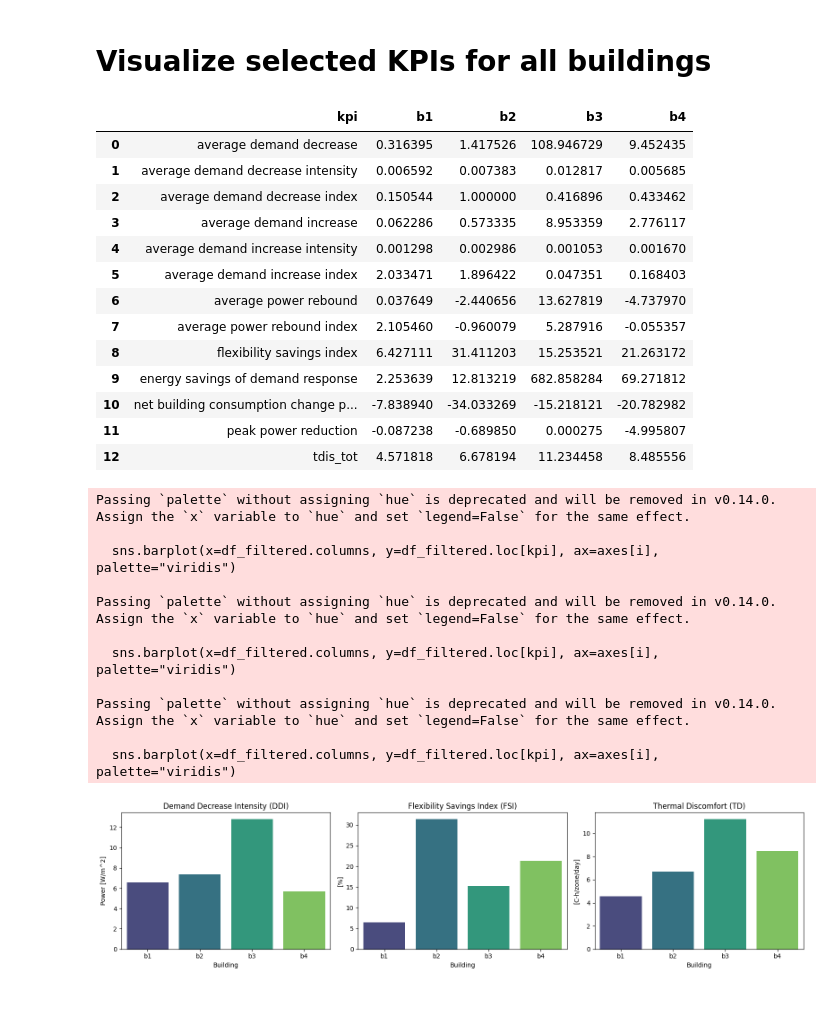
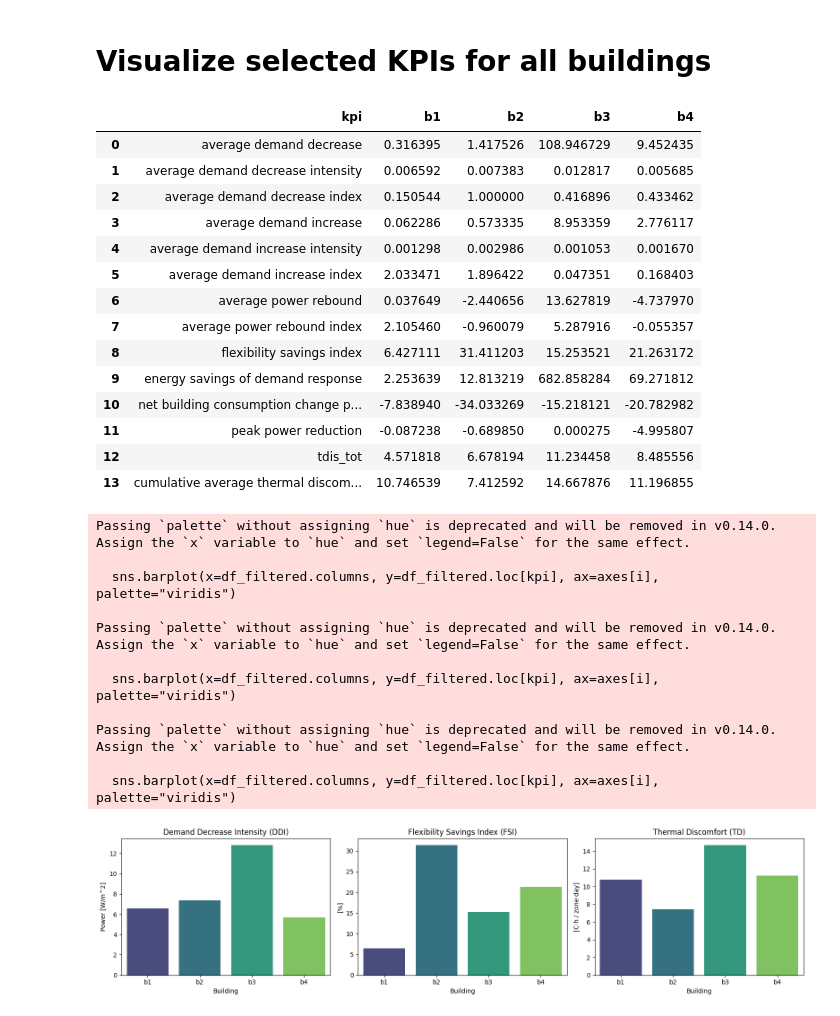
Before and after one commit to LBNL-ETA/DFLEXLIBS, a Jupyter notebook: examples/boptest/analytics/kpis_calculation.ipynb, the cells around one changed output. Drawn from its saved outputs; the diff is of its cells as text; code cells hidden in the pictures.

```diff
--- a/examples/boptest/analytics/kpis_calculation.ipynb
+++ b/examples/boptest/analytics/kpis_calculation.ipynb
@@ -148,6 +148,9 @@ if config_file_validation:
     updated_brick_model_file_name = config_file_data['updated_brick_model_file_name']
     baseline_scenario = config_file_data.get('baseline_scenario', None)
     flexible_scenario = config_file_data.get('flexible_scenario', None)
+    baseline_temp_scenario = config_file_data.get('baseline_temp_scenario', None)
+    flexible_temp_scenario = config_file_data.get('flexible_temp_scenario', None)
+    schedule_scenario = config_file_data.get('schedule_scenario', None)
     evaluation_timestamps = [(
         pd.Timestamp(config_file_data['evaluation_timestamps']['start']),
         pd.Timestamp(config_file_data['evaluation_timestamps']['end'])
@@ -176,7 +179,8 @@ manifest_paths = {'average demand decrease index':'validation_buildingMOTIF/mani
                   'energy savings of demand response':'validation_buildingMOTIF/manifests_kpis/manifest_energy_savings_of_demand_response.ttl',
                   'flexibility savings index':'validation_buildingMOTIF/manifests_kpis/manifest_flexibility_savings_index.ttl',
                   'net building consumption change percentage':'validation_buildingMOTIF/manifests_kpis/manifest_net_building_consumption_change_percentage.ttl',
-                  'peak power reduction':'validation_buildingMOTIF/manifests_kpis/manifest_peak_power_reduction.ttl'
+                  'peak power reduction':'validation_buildingMOTIF/manifests_kpis/manifest_peak_power_reduction.ttl',
+                  'cumulative average thermal discomfort':'validation_buildingMOTIF/manifests_kpis/manifest_cumulative_average_thermal_discomfort.ttl'
                   }
 # %%
 from validation_buildingMOTIF.kpis_validation import ValidationInterface
@@ -1144,7 +1115,7 @@ if all(var is not None for var in [rebound_window]):
 # %% [markdown]
 ### Utility function: cost profile
 # %%
-if all(var is not None for var in [price_signal_file_name, timestamp_identifier, rebound_window]):
+if all(var is not None for var in [price_signal_file_name, timestamp_identifier]):
 
     # Reset the index to convert the timestamp index to a column
     filtered_price_forCost_df = filtered_price_df.rename(columns={timestamp_identifier: 'timestamp'})
@@ -1244,8 +1330,8 @@ for s, e in shed_signal_timestamps:
                 generic_signal_start_timestamp=s,
                 generic_signal_end_timestamp=e,
                 timestamps=data.timestamp.tolist(),
-                #floor_area=floor_area,
-        ))/floor_area))
+                floor_area=floor_area,
+        )))) #/floor_area
 
     if energy_or_average_power_load_shedding.AverageDemandDecreaseIndex.NAME in suitable_kpis:
         # energy_or_average_power_load_shedding
@@ -1899,7 +2128,7 @@ import numpy as np
 df_boptest_kpis = pd.read_csv(os.path.join(path_to_dataset, 'kpis_con.csv'))
 
 kpi_name = 'tdis_tot'
-tdis_tot_value = df_boptest_kpis['tdis_tot'].iloc[0]/14 # for 2-week simulation boptest scenarios
+tdis_tot_value = df_boptest_kpis['tdis_tot'].iloc[0]/14 # average from 2-week simulation boptest scenarios
 
 if kpi_name in df_kpi['kpi'].values:
     # Update the existing KPI row
@@ -1922,12 +2151,12 @@ display(df_kpi)
 kpis_of_interest = [
     'average demand decrease intensity',
     'flexibility savings index',
-    'tdis_tot'
+    'cumulative average thermal discomfort'
 ]
 
 df_filtered = df_kpi[df_kpi['kpi'].isin(kpis_of_interest)].set_index('kpi')
 
-df_filtered.loc['average demand decrease intensity'] *= 1000
+df_filtered.loc['average demand decrease intensity'] *= 1000 #convert to watts
 
 # Display the filtered dataframe
 #display(df_filtered)
@@ -1936,13 +2165,13 @@ df_filtered.loc['average demand decrease intensity'] *= 1000
 titles_mapping = {
     'average demand decrease intensity': 'Demand Decrease Intensity (DDI)',
     'flexibility savings index': 'Flexibility Savings Index (FSI)',
-    'tdis_tot': 'Thermal Discomfort (TD)'
+    'cumulative average thermal discomfort': 'Thermal Discomfort (TD)'
 }
 
 yaxis_labels_mapping = {
     'average demand decrease intensity': 'Power [W/m^2]',
     'flexibility savings index': '[%]',
-    'tdis_tot': '[C-h/zone/day]'
+    'cumulative average thermal discomfort': '[C·h / zone·day]'
 }
 
 # Create a figure with three bar plots in a row without bar values
@@ -1958,31 +2187,32 @@ for i, kpi in enumerate(kpis_of_interest):
 plt.tight_layout()
 plt.savefig(f'results/kpis_{control}{control_configuration_scenario}.png')
 
 plt.show()
 # %% [output]
 |  | kpi | b1 | b2 | b3 | b4 |
 | 0 | average demand decrease | 0.316395 | 1.417526 | 108.946729 | 9.452435 |
 | 1 | average demand decrease intensity | 0.006592 | 0.007383 | 0.012817 | 0.005685 |
 | 2 | average demand decrease index | 0.150544 | 1.000000 | 0.416896 | 0.433462 |
 | 3 | average demand increase | 0.062286 | 0.573335 | 8.953359 | 2.776117 |
 | 4 | average demand increase intensity | 0.001298 | 0.002986 | 0.001053 | 0.001670 |
 | 5 | average demand increase index | 2.033471 | 1.896422 | 0.047351 | 0.168403 |
 | 6 | average power rebound | 0.037649 | -2.440656 | 13.627819 | -4.737970 |
 | 7 | average power rebound index | 2.105460 | -0.960079 | 5.287916 | -0.055357 |
 | 8 | flexibility savings index | 6.427111 | 31.411203 | 15.253521 | 21.263172 |
 | 9 | energy savings of demand response | 2.253639 | 12.813219 | 682.858284 | 69.271812 |
 | 10 | net building consumption change p... | -7.838940 | -34.033269 | -15.218121 | -20.782982 |
 | 11 | peak power reduction | -0.087238 | -0.689850 | 0.000275 | -4.995807 |
 | 12 | tdis_tot | 4.571818 | 6.678194 | 11.234458 | 8.485556 |
+| 13 | cumulative average thermal discom... | 10.746539 | 7.412592 | 14.667876 | 11.196855 |
 Passing `palette` without assigning `hue` is deprecated and will be removed in v0.14.0. Assign the `x` variable to `hue` and set `legend=False` for the same effect.
 
   sns.barplot(x=df_filtered.columns, y=df_filtered.loc[kpi], ax=axes[i], palette="viridis")
 
 Passing `palette` without assigning `hue` is deprecated and will be removed in v0.14.0. Assign the `x` variable to `hue` and set `legend=False` for the same effect.
 
   sns.barplot(x=df_filtered.columns, y=df_filtered.loc[kpi], ax=axes[i], palette="viridis")
 
 Passing `palette` without assigning `hue` is deprecated and will be removed in v0.14.0. Assign the `x` variable to `hue` and set `legend=False` for the same effect.
 
   sns.barplot(x=df_filtered.columns, y=df_filtered.loc[kpi], ax=axes[i], palette="viridis")
-[figure, old version]
+[figure, new version]
```
Also changed, not shown: parts of 28 cells of this notebook.
